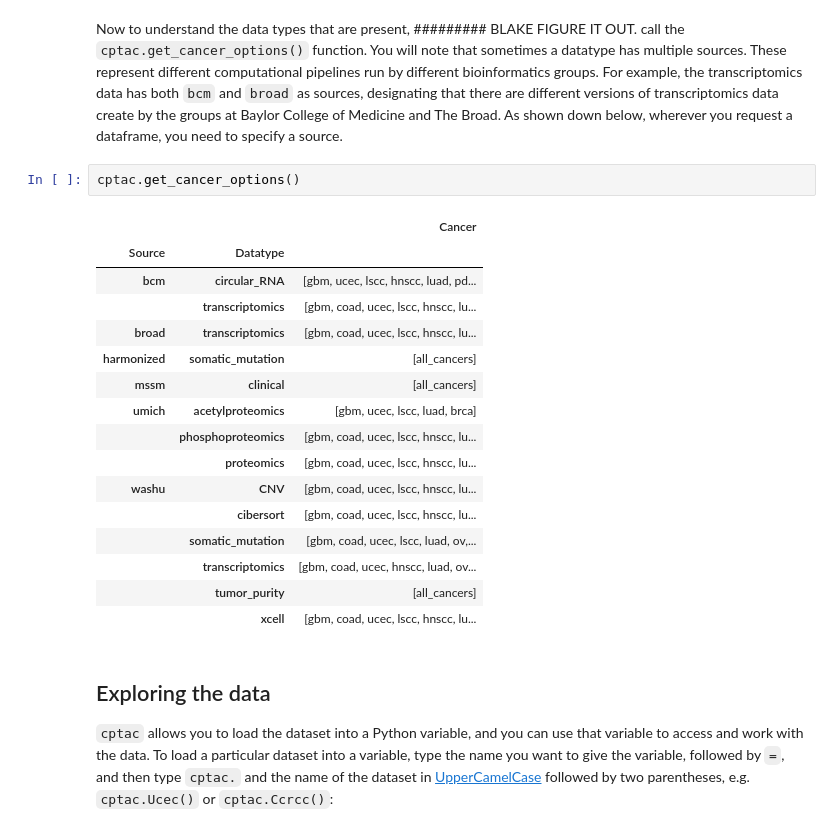
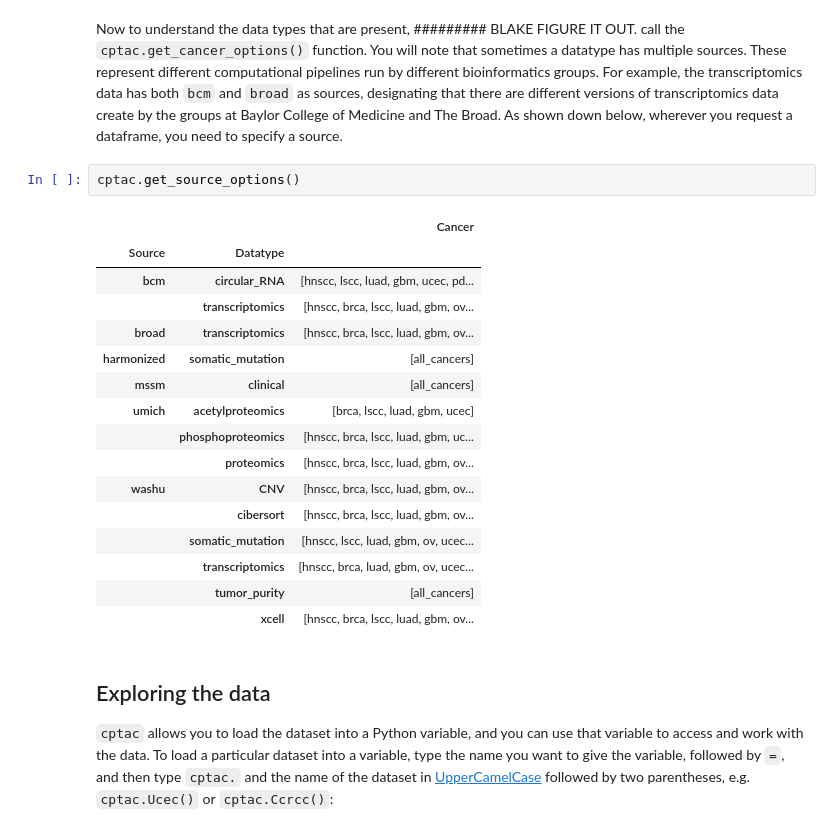
Before and after one commit to PayneLab/cptac, a Jupyter notebook: notebooks/tutorial01_data_intro.ipynb, the cells around one changed output. Cells and saved outputs as stored; diff of their text form.

```diff
--- a/notebooks/tutorial01_data_intro.ipynb
+++ b/notebooks/tutorial01_data_intro.ipynb
@@ -33,24 +33,24 @@ cptac.get_cancer_info()
 # %% [markdown]
 Now to understand the data types that are present, ######### BLAKE FIGURE IT OUT. call the `cptac.get_cancer_options()` function. You will note that sometimes a datatype has multiple sources. These represent different computational pipelines run by different bioinformatics groups. For example, the transcriptomics data has both `bcm` and `broad` as sources, designating that there are different versions of transcriptomics data create by the groups at Baylor College of Medicine and The Broad. As shown down below, wherever you request a dataframe, you need to specify a source.
 # %%
-cptac.get_cancer_options()
+cptac.get_source_options()
 # %% [output]
 |  |  | Cancer |
 | Source | Datatype |  |
-| bcm | circular_RNA | [gbm, ucec, lscc, hnscc, luad, pd... |
-|  | transcriptomics | [gbm, coad, ucec, lscc, hnscc, lu... |
-| broad | transcriptomics | [gbm, coad, ucec, lscc, hnscc, lu... |
+| bcm | circular_RNA | [hnscc, lscc, luad, gbm, ucec, pd... |
+|  | transcriptomics | [hnscc, brca, lscc, luad, gbm, ov... |
+| broad | transcriptomics | [hnscc, brca, lscc, luad, gbm, ov... |
 | harmonized | somatic_mutation | [all_cancers] |
 | mssm | clinical | [all_cancers] |
-| umich | acetylproteomics | [gbm, ucec, lscc, luad, brca] |
-|  | phosphoproteomics | [gbm, coad, ucec, lscc, hnscc, lu... |
-|  | proteomics | [gbm, coad, ucec, lscc, hnscc, lu... |
-| washu | CNV | [gbm, coad, ucec, lscc, hnscc, lu... |
-|  | cibersort | [gbm, coad, ucec, lscc, hnscc, lu... |
-|  | somatic_mutation | [gbm, coad, ucec, lscc, luad, ov,... |
-|  | transcriptomics | [gbm, coad, ucec, hnscc, luad, ov... |
+| umich | acetylproteomics | [brca, lscc, luad, gbm, ucec] |
+|  | phosphoproteomics | [hnscc, brca, lscc, luad, gbm, uc... |
+|  | proteomics | [hnscc, brca, lscc, luad, gbm, ov... |
+| washu | CNV | [hnscc, brca, lscc, luad, gbm, ov... |
+|  | cibersort | [hnscc, brca, lscc, luad, gbm, ov... |
+|  | somatic_mutation | [hnscc, lscc, luad, gbm, ov, ucec... |
+|  | transcriptomics | [hnscc, brca, luad, gbm, ov, ucec... |
 |  | tumor_purity | [all_cancers] |
-|  | xcell | [gbm, coad, ucec, lscc, hnscc, lu... |
+|  | xcell | [hnscc, brca, lscc, luad, gbm, ov... |
 # %% [markdown]
 ## Exploring the data
 
```
Also changed, not shown: 5 other files.
